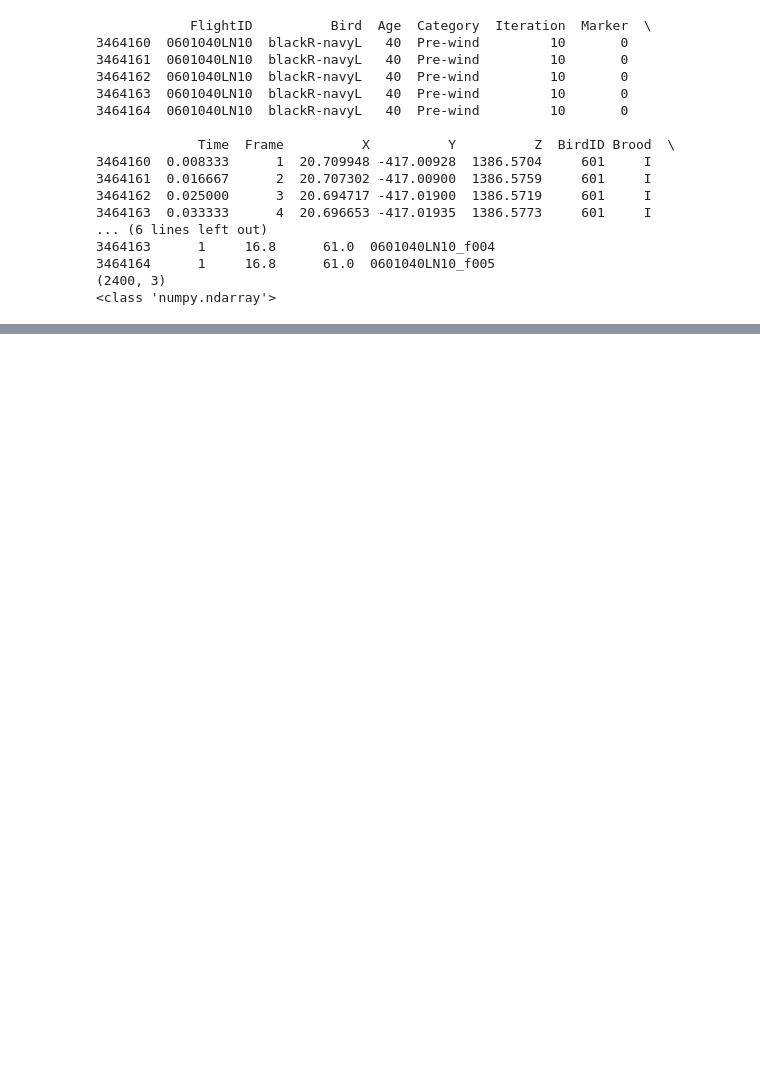
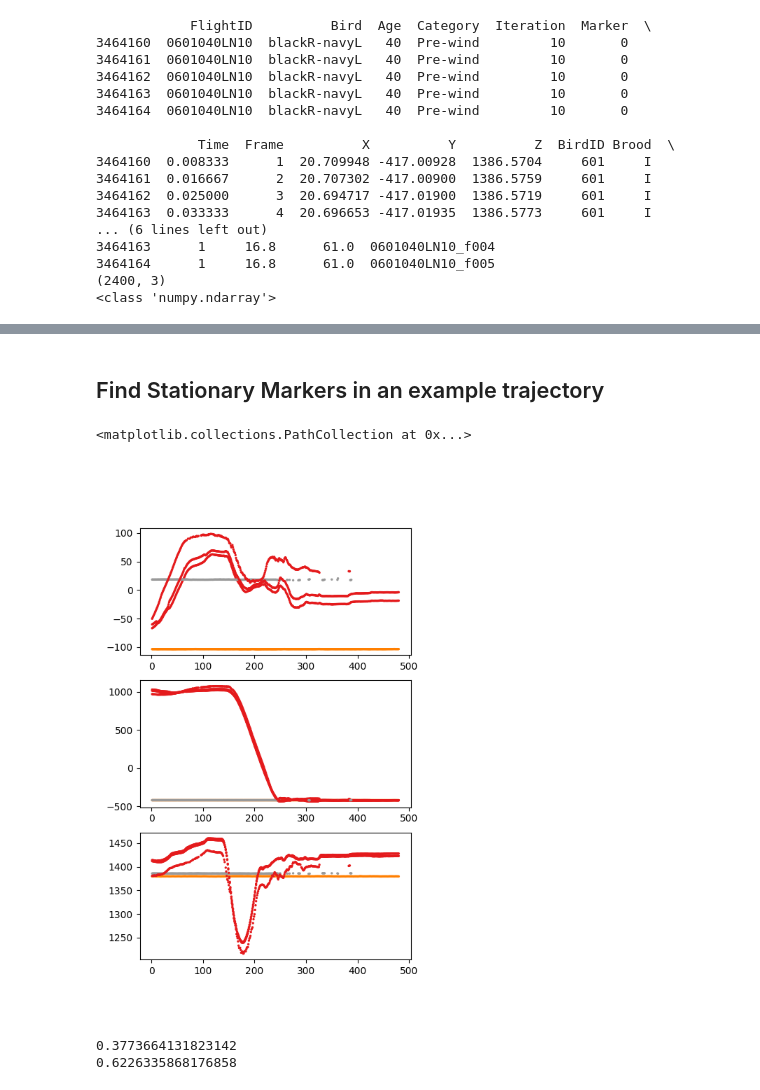
Before and after one commit to dthandi/TrackingMoCap, a Jupyter notebook: notebooks/tracking_markers.ipynb, the cells around one changed output, grey strips where cells are left out. Saved outputs shown, nothing was run; the diff lists cells and outputs as text; code cells hidden in the pictures; blank space fills up the shorter version.

Commit message:
Labelling stationary markers for Emmas data

```diff
--- a/notebooks/tracking_markers.ipynb
+++ b/notebooks/tracking_markers.ipynb
@@ -114,0 +91,54 @@ plt.show()
+# %% [markdown]
+## Find Stationary Markers in an example trajectory
+# %%
+
+# If you know the stationary points are within a certain area, you can specify the area of interest
+# area_of_interest = (x_min, x_max, y_min, y_max, z_min, z_max)
+
+current_sequence = trajectories_df[trajectories_df.FlightID == '0304040WA01'].reset_index()
+# current_sequence = trajectories_df[trajectories_df.FlightID == '0601040LN10'].reset_index()
+
+coords = current_sequence[['X','Y','Z']].values
+frames = current_sequence['Frame'].values
+current_sequence['Stationary'] = 0
+# Label stationary points
+stationary_labels = label_stationary(coords, frames, 0.1)
+
+
+fig, ax = plt.subplots(3,1, figsize=(5,8))
+ax[0].scatter(current_sequence.Frame, current_sequence.X, s=2, c=stationary_labels, cmap='Set1')
+ax[1].scatter(current_sequence.Frame, current_sequence.Y, s=2, c=stationary_labels, cmap='Set1')
+ax[2].scatter(current_sequence.Frame, current_sequence.Z, s=2, c=stationary_labels, cmap='Set1')
+# %% [output]
+<matplotlib.collections.PathCollection at 0x...>
+[figure, added]
+# %%
+
+# This takes about 1.5 mins to run with the full dataframe
+def process_group(group):
+    coords = group[['X', 'Y', 'Z']].values
+    frames = group['Frame'].values
+    # area_of_interest = (x_min, x_max, y_min, y_max, z_min, z_max)
+
+    stationary_labels = label_stationary(coords, frames, 0.1)
+
+    group['Stationary'] = stationary_labels
+    return group
+
+
+# Make sure to reset if running multiple times
+trajectories_df['Stationary'] = 0
+
+# Optional: Process only a subset of the dataframe
+# quart_ = int(len(trajectories_df)/4)
+# processed_df= trajectories_df.iloc[:quart_].groupby('FlightID').apply(process_group, include_groups=False).reset_index(drop=True)
+
+# Process the entire dataframe (1.5 mins)
+processed_df= trajectories_df.groupby('FlightID').apply(process_group, include_groups=False).reset_index(drop=True)
+
+
+print(f"Stationary: {sum(processed_df['Stationary'] != 0)/len(processed_df)}%")
+print(f"Moving: {sum(processed_df['Stationary'] == 0)/len(processed_df)}")
+# %% [output]
+0.3773664131823142
+0.6226335868176858
```
Also changed, not shown: parts of 13 cells of this notebook, 1 other file.
